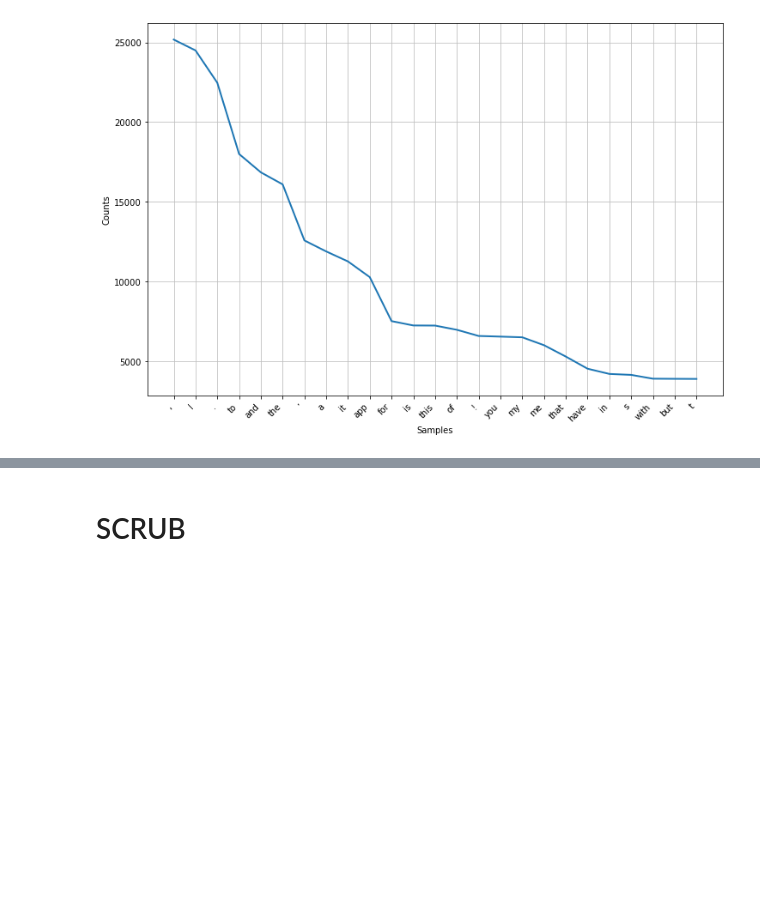
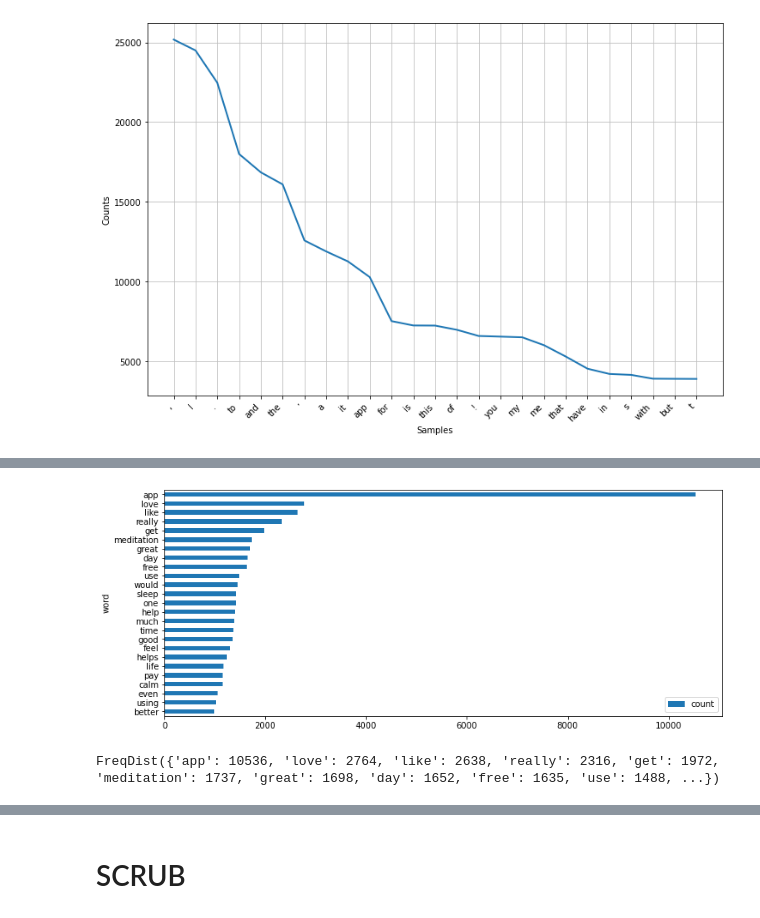
Before and after one commit to ds-leehanjin/app-reviews-nlp-sentiment-analysis, a Jupyter notebook: index.ipynb, the cells around one changed output, grey strips where cells are left out. Drawn from its saved outputs; the diff is of its cells as text; code cells hidden in the pictures; blank space fills up the shorter version.

```diff
--- a/index.ipynb
+++ b/index.ipynb
@@ -232,0 +281,4 @@ fig
+# %%
+## Add punctuation to stopwords_list
+stopwords_list.extend(string.punctuation)
+stopwords_list[-10:]
@@ -232,0 +287,4 @@ fig
+# %%
+## Add punctuation to stopwords_list
+stopwords_list.extend("’")
+stopwords_list[-10:]
@@ -232,0 +297,4 @@ fig
+# %%
+## Remove stopwords
+stopped_tokens= [w.lower() for w in tokens  if w.lower() not in stopwords_list]
+stopped_tokens[:50]
@@ -232,0 +329,10 @@ fig
+# %%
+## Remake the FreqDist from stopped_tokens
+freq = FreqDist(stopped_tokens)
+plot_most_common(freq,25)
+# %% [output]
+[figure, added]
+# %%
+freq
+# %% [output]
+FreqDist({'app': 10536, 'love': 2764, 'like': 2638, 'really': 2316, 'get': 1972, 'meditation': 1737, 'great': 1698, 'day': 1652, 'free': 1635, 'use': 1488, ...})
```
Also changed, not shown: parts of 14 cells of this notebook, 2 other files.
